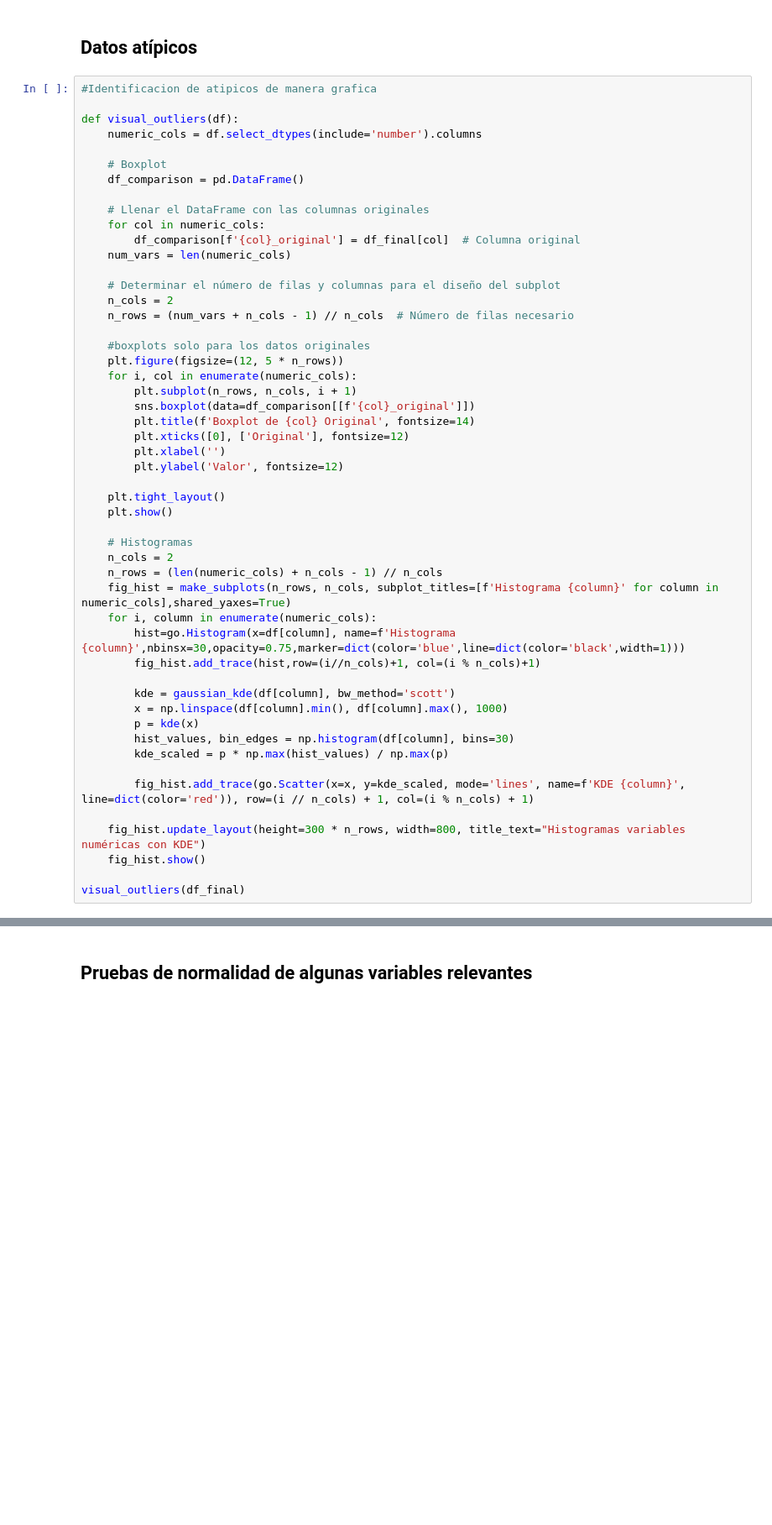
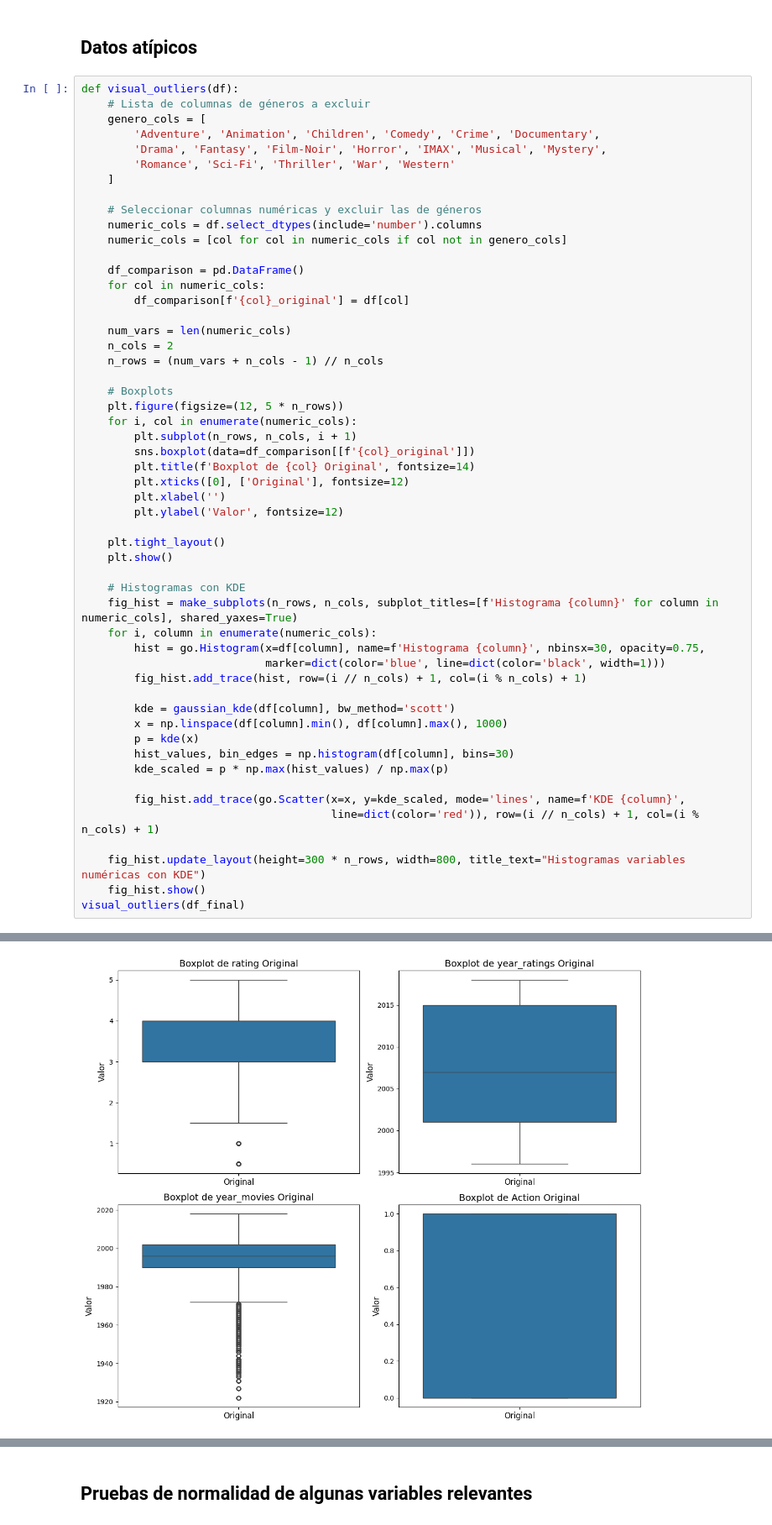
Before and after one commit to josedavidm12/sistemas_recomendacion, a Jupyter notebook: limpieza_final.ipynb, the cells around one changed output, grey strips where cells are left out. Shown at 84% size. Saved outputs shown, nothing was run; the diff lists cells and outputs as text; blank space fills up the shorter version.

```diff
--- a/limpieza_final.ipynb
+++ b/limpieza_final.ipynb
@@ -167,24 +164,27 @@ Datos faltantes por columnas:
 # %% [markdown]
 ## Datos atípicos
 # %%
-#Identificacion de atipicos de manera grafica
+def visual_outliers(df):
+    # Lista de columnas de géneros a excluir
+    genero_cols = [
+        'Adventure', 'Animation', 'Children', 'Comedy', 'Crime', 'Documentary',
+        'Drama', 'Fantasy', 'Film-Noir', 'Horror', 'IMAX', 'Musical', 'Mystery',
+        'Romance', 'Sci-Fi', 'Thriller', 'War', 'Western'
+    ]
 
-def visual_outliers(df):
+    # Seleccionar columnas numéricas y excluir las de géneros
     numeric_cols = df.select_dtypes(include='number').columns
+    numeric_cols = [col for col in numeric_cols if col not in genero_cols]
 
-    # Boxplot
     df_comparison = pd.DataFrame()
+    for col in numeric_cols:
+        df_comparison[f'{col}_original'] = df[col]
 
-    # Llenar el DataFrame con las columnas originales
-    for col in numeric_cols:
-        df_comparison[f'{col}_original'] = df_final[col]  # Columna original
     num_vars = len(numeric_cols)
+    n_cols = 2
+    n_rows = (num_vars + n_cols - 1) // n_cols
 
-    # Determinar el número de filas y columnas para el diseño del subplot
-    n_cols = 2
-    n_rows = (num_vars + n_cols - 1) // n_cols  # Número de filas necesario
-
-    #boxplots solo para los datos originales
+    # Boxplots
     plt.figure(figsize=(12, 5 * n_rows))
     for i, col in enumerate(numeric_cols):
         plt.subplot(n_rows, n_cols, i + 1)
@@ -197,13 +197,12 @@ def visual_outliers(df):
     plt.tight_layout()
     plt.show()
 
-    # Histogramas
-    n_cols = 2
-    n_rows = (len(numeric_cols) + n_cols - 1) // n_cols
-    fig_hist = make_subplots(n_rows, n_cols, subplot_titles=[f'Histograma {column}' for column in numeric_cols],shared_yaxes=True)
+    # Histogramas con KDE
+    fig_hist = make_subplots(n_rows, n_cols, subplot_titles=[f'Histograma {column}' for column in numeric_cols], shared_yaxes=True)
     for i, column in enumerate(numeric_cols):
-        hist=go.Histogram(x=df[column], name=f'Histograma {column}',nbinsx=30,opacity=0.75,marker=dict(color='blue',line=dict(color='black',width=1)))
-        fig_hist.add_trace(hist,row=(i//n_cols)+1, col=(i % n_cols)+1)
+        hist = go.Histogram(x=df[column], name=f'Histograma {column}', nbinsx=30, opacity=0.75,
+                            marker=dict(color='blue', line=dict(color='black', width=1)))
+        fig_hist.add_trace(hist, row=(i // n_cols) + 1, col=(i % n_cols) + 1)
 
         kde = gaussian_kde(df[column], bw_method='scott')
         x = np.linspace(df[column].min(), df[column].max(), 1000)
@@ -211,10 +210,10 @@ def visual_outliers(df):
         hist_values, bin_edges = np.histogram(df[column], bins=30)
         kde_scaled = p * np.max(hist_values) / np.max(p)
 
-        fig_hist.add_trace(go.Scatter(x=x, y=kde_scaled, mode='lines', name=f'KDE {column}', line=dict(color='red')), row=(i // n_cols) + 1, col=(i % n_cols) + 1)
+        fig_hist.add_trace(go.Scatter(x=x, y=kde_scaled, mode='lines', name=f'KDE {column}',
+                                      line=dict(color='red')), row=(i // n_cols) + 1, col=(i % n_cols) + 1)
 
     fig_hist.update_layout(height=300 * n_rows, width=800, title_text="Histogramas variables numéricas con KDE")
     fig_hist.show()
-
 visual_outliers(df_final)
 # %% [output]
@@ -221,0 +220 @@ Output hidden; open in https://colab.research.google.com to view.
+[figure, added]
```
Also changed, not shown: parts of 8 cells of this notebook, 4 other files.
